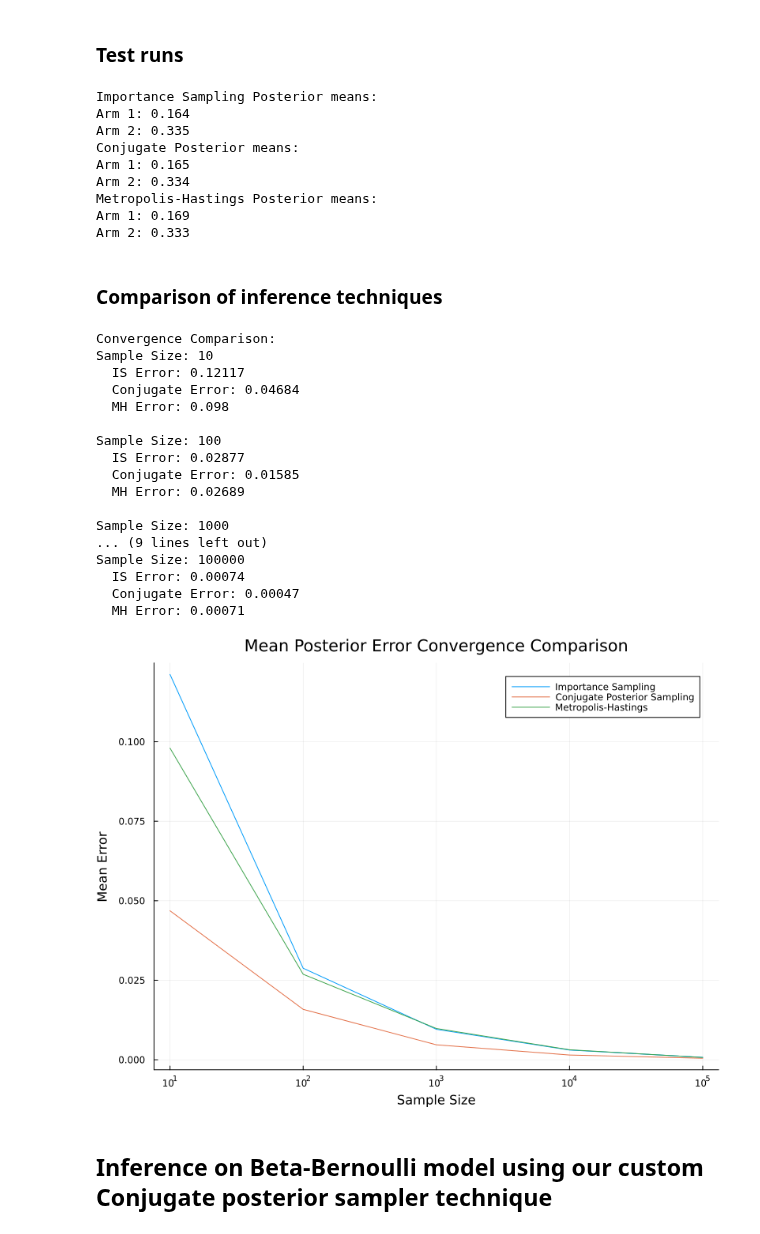
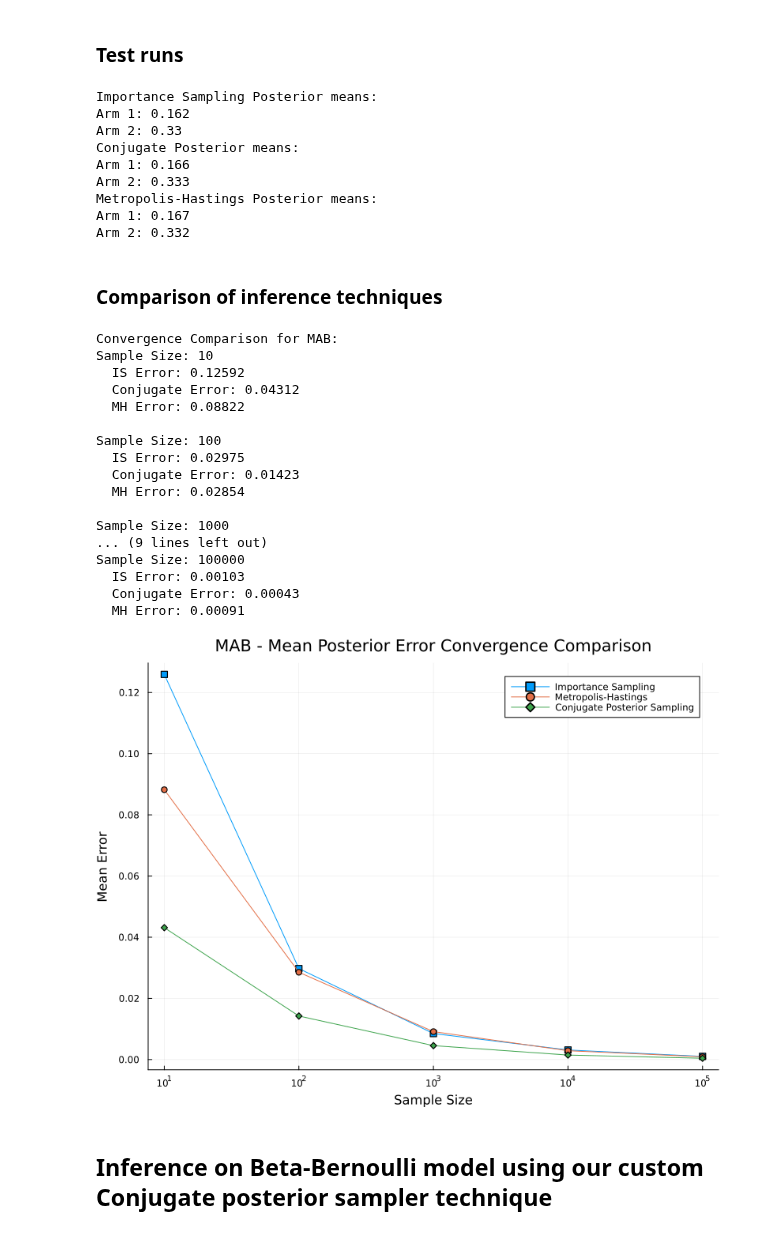
Before and after one commit to bwigmans/ProbabilisticInference6, a Jupyter notebook: part_2/mab.ipynb, the cells around one changed output. Cells and saved outputs as stored; diff of their text form; code cells hidden in the pictures.

```diff
--- a/part_2/mab.ipynb
+++ b/part_2/mab.ipynb
@@ -35,7 +38,7 @@ function is_inference(model, args, observations, num_samples)
     (traces, log_weights, _) = Gen.importance_sampling(
         model,
         args,
-        observations,
+        observations::Gen.ChoiceMap,
         num_samples
     )
     weights = exp.(log_weights)
@@ -44,11 +47,11 @@ end
 
 # metropolis_hastings
 function mh_inference(
-    prior_success::Vector{Float64},
-    prior_fail::Vector{Float64},
-    n_pulls_per_arm::Vector{Int},
+    prior_success,
+    prior_fail,
+    n_pulls_per_arm,
     observations::Gen.ChoiceMap,
-    num_iters::Int;
+    num_iters;
     burn_in::Int=1000  # Discard first 1000 samples
 )
     # Generate initial trace
@@ -185,7 +135,7 @@ function compare_convergence(
     prior_success,
     prior_fail,
     n_pulls_per_arm,
-    observations;
+    observations::Gen.ChoiceMap;
     num_runs::Int = 10
 )
     # Calculate analytical truth once
@@ -217,7 +167,7 @@ function compare_convergence(
             is_errors[run] = norm(is_means - true_means)
 
             # Conjugate inference
-            conjugate_traces = beta_bernoulli_conjugate_inference(
+            conjugate_traces = beta_binomial_conjugate_inference(
                 prior_success,
                 prior_fail,
                 n_pulls_per_arm,
@@ -259,7 +209,7 @@ end
 function plot_convergence(results, sample_sizes)
     p = plot(xlabel="Sample Size", ylabel="Mean Error",
              xscale=:log, xticks = sample_sizes,
-             title="Mean Posterior Error Convergence Comparison",
+             title="MAB - Mean Posterior Error Convergence Comparison",
              legend=:topright, size=(800, 600))
 
     # Convert sample sizes to Float64 for log scale plotting
@@ -267,15 +217,15 @@ function plot_convergence(results, sample_sizes)
 
     # Importance Sampling
     is_errors = [results[n].is_error for n in sample_sizes]
-    plot!(p, x_vals, is_errors, label="Importance Sampling")
+    plot!(p, x_vals, is_errors, label="Importance Sampling", marker=:square)
+
+    # Metropolis-Hastings
+    mh_errors = [results[n].mh_error for n in sample_sizes]
+    plot!(p, x_vals, mh_errors, label="Metropolis-Hastings", marker=:circle)
 
     # Conjugate
     conjugate_errors = [results[n].conjugate_error for n in sample_sizes]
-    plot!(p, x_vals, conjugate_errors, label="Conjugate Posterior Sampling")
-
-    # Metropolis-Hastings
-    mh_errors = [results[n].mh_error for n in sample_sizes]
-    plot!(p, x_vals, mh_errors, label="Metropolis-Hastings")
+    plot!(p, x_vals, conjugate_errors, label="Conjugate Posterior Sampling", marker=:diamond)
 
     return p
 end
@@ -317,7 +267,7 @@ for (i, mean) in enumerate(posterior_means_is)
 end
 
 # Run conjugate posterior inference
-traces_conjugate = beta_bernoulli_conjugate_inference(
+traces_conjugate = beta_binomial_conjugate_inference(
     prior_success,
     prior_fail,
     n_pulls_per_arm,
@@ -351,14 +301,14 @@ for (i, mean) in enumerate(posterior_means_mh)
 end
 # %% [output]
 Importance Sampling Posterior means:
-Arm 1: 0.164
-Arm 2: 0.335
+Arm 1: 0.162
+Arm 2: 0.33
 Conjugate Posterior means:
-Arm 1: 0.165
-Arm 2: 0.334
+Arm 1: 0.166
+Arm 2: 0.333
 Metropolis-Hastings Posterior means:
-Arm 1: 0.169
-Arm 2: 0.333
+Arm 1: 0.167
+Arm 2: 0.332
 # %% [markdown]
 ### Comparison of inference techniques
 # %%
@@ -366,45 +316,45 @@ Arm 2: 0.333
 sample_sizes = [10, 100, 1000, 10000, 100_000] # For experiments (sample sizes to be tested)
 results = compare_convergence(
     sample_sizes,  # Sample sizes to test
     prior_success,
     prior_fail,
     n_pulls_per_arm,
     observations,
-    num_runs = 30  # Number of runs for each sample size
+    num_runs = 50  # Number of runs for each sample size
 )
 
 # Print results
-println("Convergence Comparison:")
+println("Convergence Comparison for MAB:")
 for (n, errs) in sort(collect(results))
     println("""
     Sample Size: $n
       IS Error: $(round(errs.is_error, digits=5))
       Conjugate Error: $(round(errs.conjugate_error, digits=5))
       MH Error: $(round(errs.mh_error, digits=5))
     """)
 end
 
 # Error convergence plot
 p = plot_convergence(results, sample_sizes)
 display(p)
 # %% [output]
-Convergence Comparison:
+Convergence Comparison for MAB:
 Sample Size: 10
-  IS Error: 0.12117
-  Conjugate Error: 0.04684
-  MH Error: 0.098
+  IS Error: 0.12592
+  Conjugate Error: 0.04312
+  MH Error: 0.08822
 
 Sample Size: 100
-  IS Error: 0.02877
-  Conjugate Error: 0.01585
-  MH Error: 0.02689
+  IS Error: 0.02975
+  Conjugate Error: 0.01423
+  MH Error: 0.02854
 
 Sample Size: 1000
 ... (9 lines left out)
 Sample Size: 100000
-  IS Error: 0.00074
-  Conjugate Error: 0.00047
-  MH Error: 0.00071
+  IS Error: 0.00103
+  Conjugate Error: 0.00043
+  MH Error: 0.00091
-[figure, old version]
+[figure, new version]
 # %% [markdown]
 ## Inference on Beta-Bernoulli model using our custom Conjugate posterior sampler technique
```
Also changed, not shown: parts of 21 cells of this notebook.
